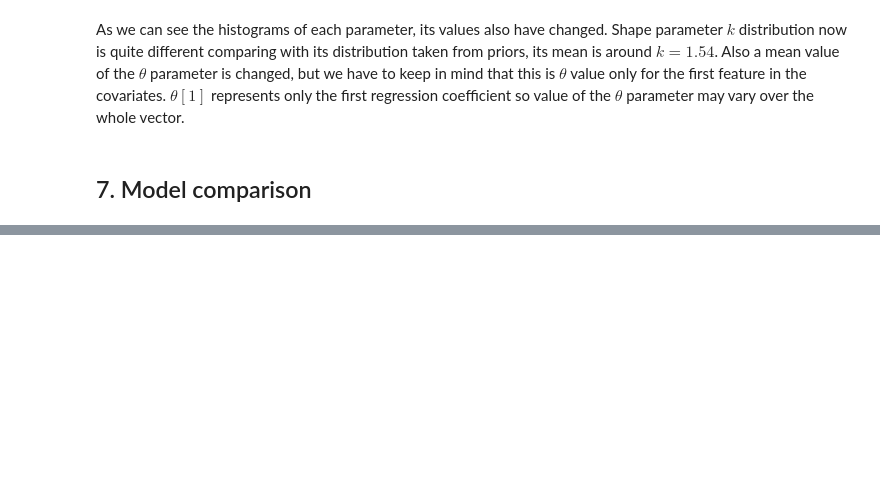
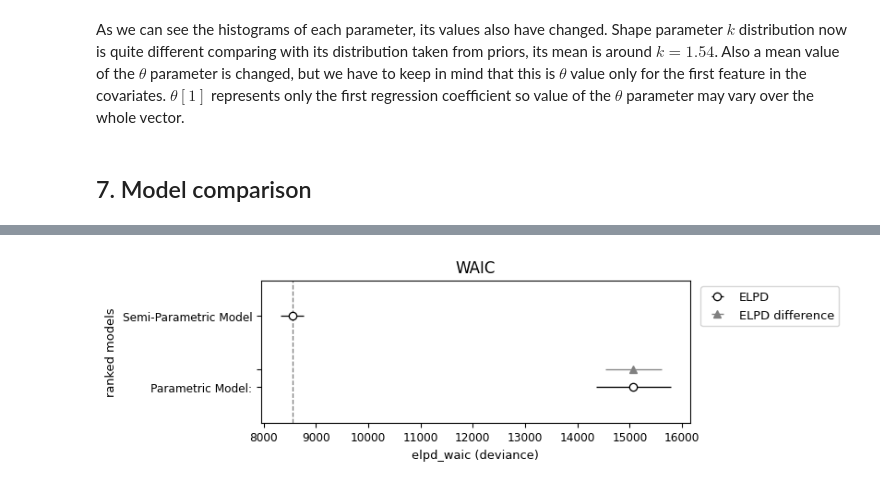
Before and after one commit to rafalmaciasz/employee-turnover, a Jupyter notebook: project.ipynb, the cells around one changed output, grey strips where cells are left out. Saved outputs shown, nothing was run; the diff lists cells and outputs as text; code cells hidden in the pictures; blank space fills up the shorter version.

```diff
--- a/project.ipynb
+++ b/project.ipynb
@@ -669,3 +661,6 @@ plt.show()
 As we can see the histograms of each parameter, its values also have changed. Shape parameter $ k $ distribution now is quite different comparing with its distribution taken from priors, its mean is around $ k = 1.54 $. Also a mean value of the $ \theta $ parameter is changed, but we have to keep in mind that this is $ \theta $ value only for the first feature in the covariates. $ \theta[1] $ represents only the first regression coefficient so value of the $ \theta $ parameter may vary over the whole vector.
 # %% [markdown]
 ## 7. Model comparison
+# %%
+az_data1 = az.from_cmdstanpy(posterior=posterior_samples_1)
+az_data2 = az.from_cmdstanpy(posterior=posterior_samples_2)
@@ -671,0 +669,4 @@ As we can see the histograms of each parameter, its values also have changed. Sh
+# %%
+model_dict = {"Parametric Model:":az_data1, "Semi-Parametric Model":az_data2}
+model_comp = az.compare(model_dict, ic='waic', scale="deviance")
+model_comp
@@ -671,0 +679,6 @@ As we can see the histograms of each parameter, its values also have changed. Sh
+# %%
+az.plot_compare(model_comp)
+plt.title("WAIC")
+plt.show()
+# %% [output]
+[figure, added]
```
Also changed, not shown: parts of 26 cells of this notebook, 1 other file.
